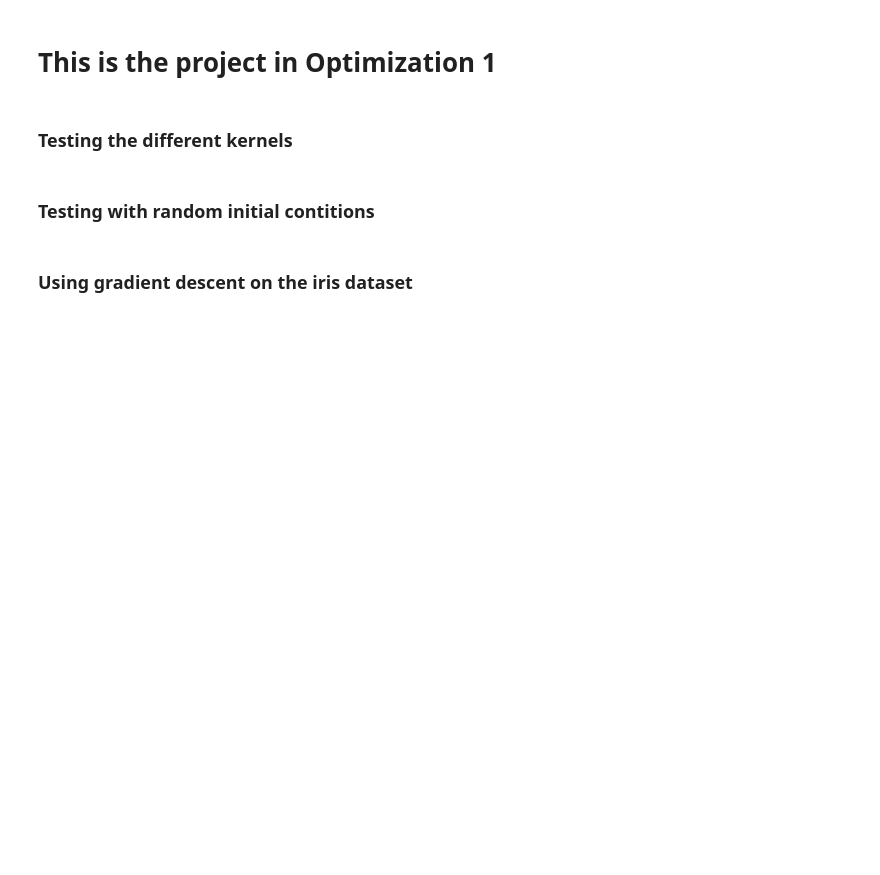
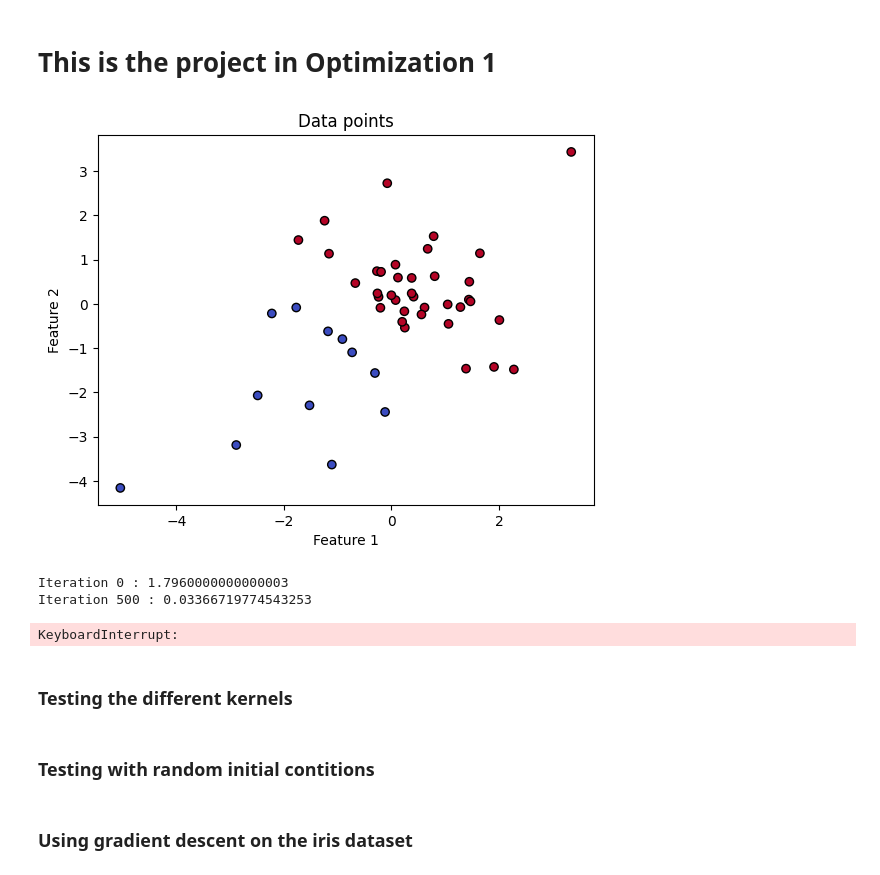
Before and after one commit to 1rideee/Optimering-1, a Jupyter notebook: main.ipynb, the cells around one changed output. Cells and saved outputs as stored; diff of their text form; code cells hidden in the pictures; blank space fills up the shorter version.

```diff
--- a/main.ipynb
+++ b/main.ipynb
@@ -10,24 +10,26 @@ from sklearn.datasets import load_iris
 # %%
 np.random.seed(42)
 w = np.array([1.,1.])
 b = 1.
 
-n = 1000
+n = 50
 n_A = np.random.randint(0,n)
 n_B = n-n_A
 margin = 5.e-1
 listA, listB = TestLinear(w,b,n_A,n_B,margin)
 
 x = np.concatenate((np.array(listA),np.array(listB)))
 
 y = np.concatenate((np.ones(n_A), -np.ones(n_B)))
 
 plt.scatter(x[:, 0], x[:, 1], c=y, cmap='coolwarm', edgecolors='k')
 plt.title("Data points")
 plt.xlabel("Feature 1")
 plt.ylabel("Feature 2")
 
 plt.show()
+# %% [output]
+[figure, added]
 # %%
 
 alpha0 = np.zeros(n_A+n_B)
@@ -49,6 +51,10 @@ alpha = gradient_descent(alpha0, G, y, tau0=tau, niter=niter, C=C, tol=1e-7, pro
 
 w, b = w_b(alpha, y,x ,  C=C)
 plot_solution(x, y, w, b)
+# %% [output]
+Iteration 0 : 1.7960000000000003
+Iteration 500 : 0.03366719774543253
+KeyboardInterrupt:
 # %%
 
 alpha0 = np.zeros(n_A+n_B)
```
Also changed, not shown: parts of 11 cells of this notebook.
